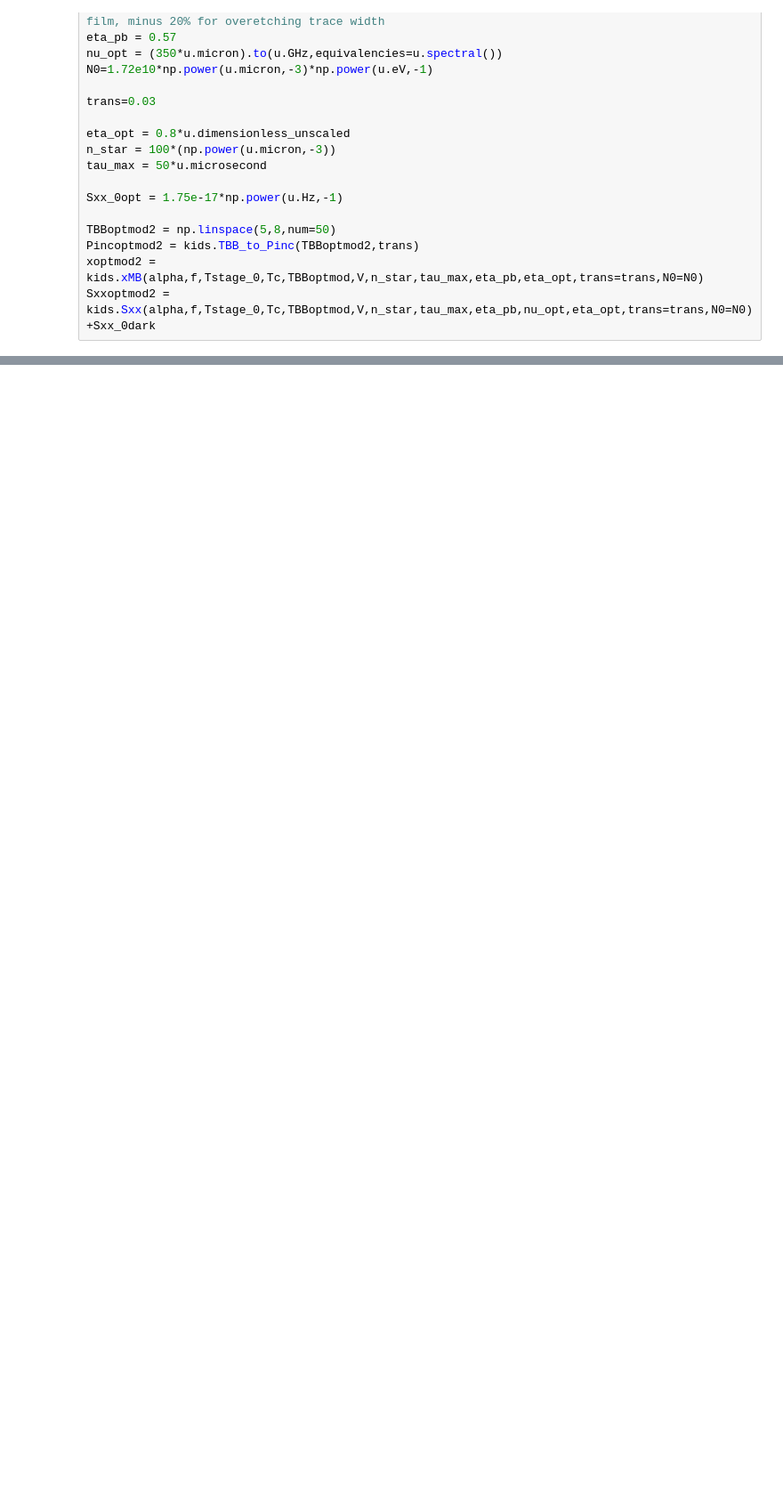
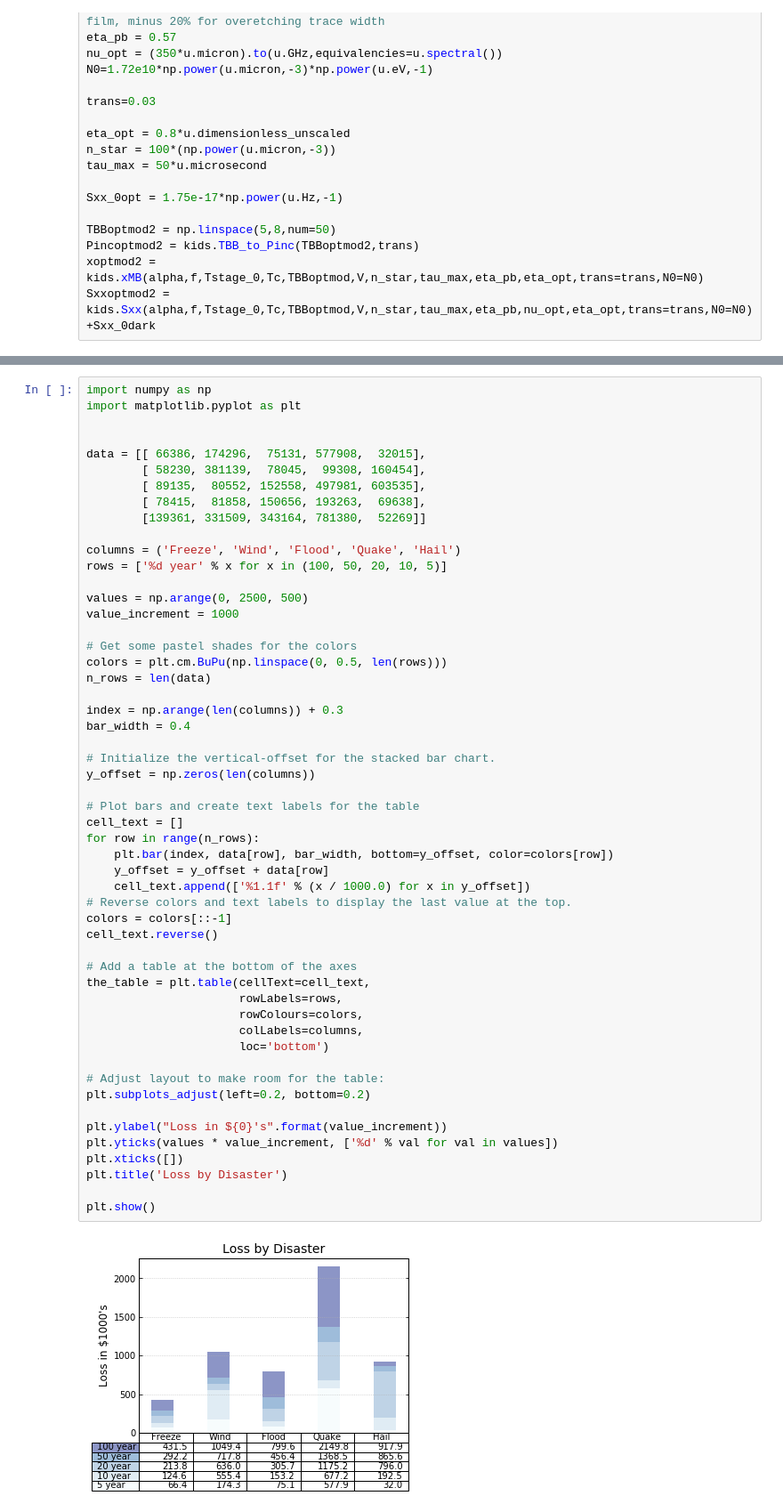
Before and after one commit to jaguirre/STARsoft, a Jupyter notebook: Python/Evap_devices_dark+optical.ipynb, the cells around one changed output, grey strips where cells are left out. Shown: that part at 89% size. Drawn from its saved outputs; the diff is of its cells as text; blank space fills up the shorter version.

```diff
--- a/Python/Evap_devices_dark+optical.ipynb
+++ b/Python/Evap_devices_dark+optical.ipynb
@@ -193,0 +194,55 @@ plt.savefig('CD012_res0_sxx_vs_Pinc.png')
+# %%
+import numpy as np
+import matplotlib.pyplot as plt
+
+
+data = [[ 66386, 174296,  75131, 577908,  32015],
+        [ 58230, 381139,  78045,  99308, 160454],
+        [ 89135,  80552, 152558, 497981, 603535],
+        [ 78415,  81858, 150656, 193263,  69638],
+        [139361, 331509, 343164, 781380,  52269]]
+
+columns = ('Freeze', 'Wind', 'Flood', 'Quake', 'Hail')
+rows = ['%d year' % x for x in (100, 50, 20, 10, 5)]
+
+values = np.arange(0, 2500, 500)
+value_increment = 1000
+
+# Get some pastel shades for the colors
+colors = plt.cm.BuPu(np.linspace(0, 0.5, len(rows)))
+n_rows = len(data)
+
+index = np.arange(len(columns)) + 0.3
+bar_width = 0.4
+
+# Initialize the vertical-offset for the stacked bar chart.
+y_offset = np.zeros(len(columns))
+
+# Plot bars and create text labels for the table
+cell_text = []
+for row in range(n_rows):
+    plt.bar(index, data[row], bar_width, bottom=y_offset, color=colors[row])
+    y_offset = y_offset + data[row]
+    cell_text.append(['%1.1f' % (x / 1000.0) for x in y_offset])
+# Reverse colors and text labels to display the last value at the top.
+colors = colors[::-1]
+cell_text.reverse()
+
+# Add a table at the bottom of the axes
+the_table = plt.table(cellText=cell_text,
+                      rowLabels=rows,
+                      rowColours=colors,
+                      colLabels=columns,
+                      loc='bottom')
+
+# Adjust layout to make room for the table:
+plt.subplots_adjust(left=0.2, bottom=0.2)
+
+plt.ylabel("Loss in ${0}'s".format(value_increment))
+plt.yticks(values * value_increment, ['%d' % val for val in values])
+plt.xticks([])
+plt.title('Loss by Disaster')
+
+plt.show()
+# %% [output]
+[figure, added]
```
Also changed, not shown: parts of 5 cells of this notebook, 2 other files.
